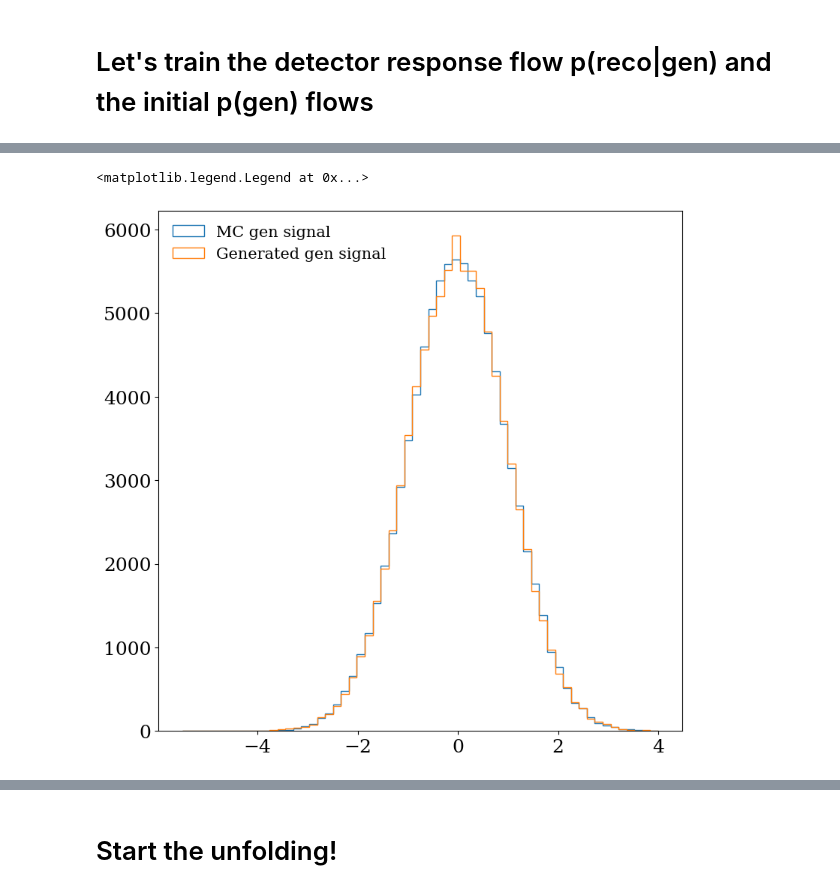
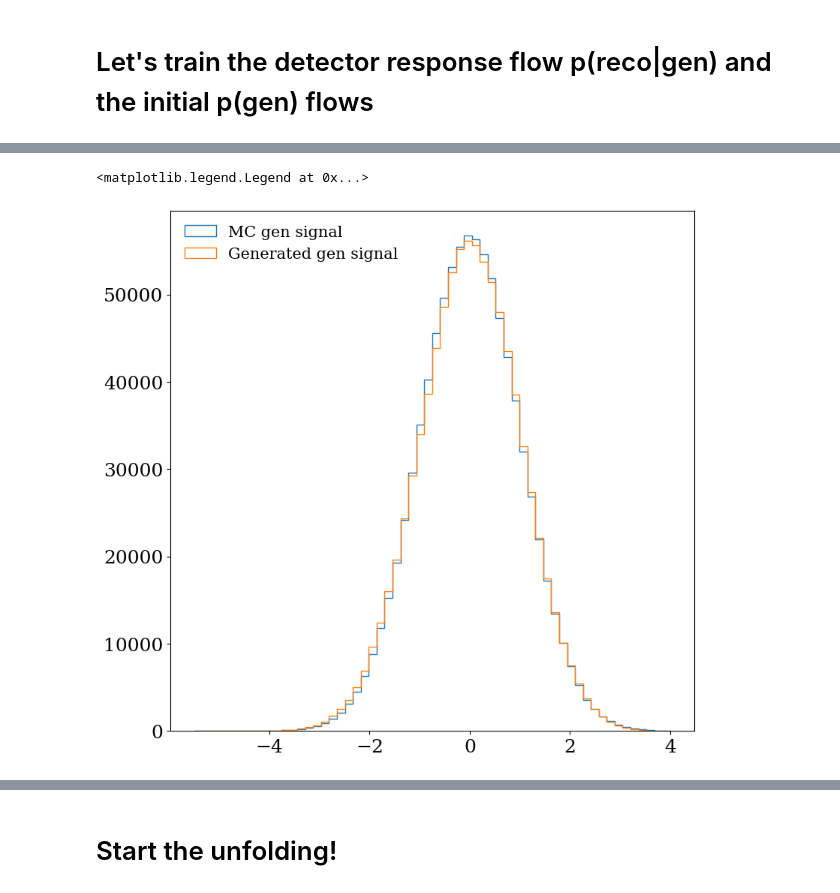
Before and after one commit to SofiaSchweitzer/Full_Generative_Unfolding, a Jupyter notebook: Iterative_generative_unfolding.ipynb, the cells around one changed output, grey strips where cells are left out. Drawn from its saved outputs; the diff is of its cells as text; code cells hidden in the pictures.

Commit message:
Update dataloade to handle data weights and update toy example to illustrate the model

```diff
--- a/Iterative_generative_unfolding.ipynb
+++ b/Iterative_generative_unfolding.ipynb
@@ -23,16 +32,17 @@ SetStyle()
 5. Gen-level data
 6. Background data
 # %%
+device = 'cuda'
 data_params = { "n_dim": 1,
-                "n_mc": 100000,
+                "n_mc": 1_000_000,
                 "mc_mu": 0,
                 "mc_sigma": 1,
-                "n_data": 100000,
+                "n_data": 1_000_000,
                 "data_mu": 0.2,
                 "data_sigma": 0.8,
                 "detector_mu": 0,
                 "detector_sigma": 0.5,
-                "n_background": 10000,
+                "n_background": 100_000,
                 "background_mu": 0,
                 "background_sigma": 1.2,
                 "mc_rec_cut": True,
@@ -52,7 +63,7 @@ bkg_mc = ToyModel.mc_background_rec
 # %%
-flow_params = { "hidden_layers": 2,
-               "internal_size": 64,
-               "lr": 1.e-4,
-               "n_epochs" : 100,
-               "batch_size" : 128,
-               "batch_size_sample": 2000}
+generator_params = {"hidden_layers": 4,
+                   "internal_size": 64,
+                   "lr": 1.e-5,
+                   "n_epochs" : 100,
+                   "batch_size" : 128,
+                   "batch_size_sample": 2000}
@@ -176,7 +168,7 @@ Training classifier for 240 epochs with lr 0.0001
 # %% [markdown]
 # Let's train the detector response flow p(reco|gen) and the initial p(gen) flows
 # %%
-gen_generator = Flow(dims_x = data_params['n_dim'], dims_c = 0,params = flow_params)
+gen_generator = CFM(dims_x = data_params['n_dim'], dims_c = 0,params = generator_params)
 # %%
 gen_generator.train(ToyModel.mc_gen[ToyModel.mc_gen_mask.bool()],weights = torch.ones_like(ToyModel.mc_gen[ToyModel.mc_gen_mask.bool()][:,0]))
 # %% [output]
@@ -190,10 +192,10 @@ Training generative model for 100 epochs with lr 0.0001
 # %%
 y_true = plt.hist(ToyModel.mc_gen[:,0][ToyModel.mc_gen_mask.bool()].cpu().detach().numpy(),
                   bins = 60, range = [-5.5,4],label = "MC gen signal", histtype='step')
-y_gen = plt.hist(gen_generator.evaluate(num_evts = ToyModel.mc_gen[ToyModel.mc_gen_mask.bool()].size(0)).cpu().detach().numpy(),
+y_gen = plt.hist(gen_generator.evaluate(num_evts = ToyModel.mc_gen[ToyModel.mc_gen_mask.bool()].size(0),device=device).cpu().detach().numpy(),
                  bins = 60, range = [-5.5,4],label = "Generated gen signal", histtype='step')
 plt.legend()
 # %% [output]
 <matplotlib.legend.Legend at 0x...>
-[figure, old version]
+[figure, new version]
 # %%
```
Also changed, not shown: parts of 30 cells of this notebook, 6 other files.
